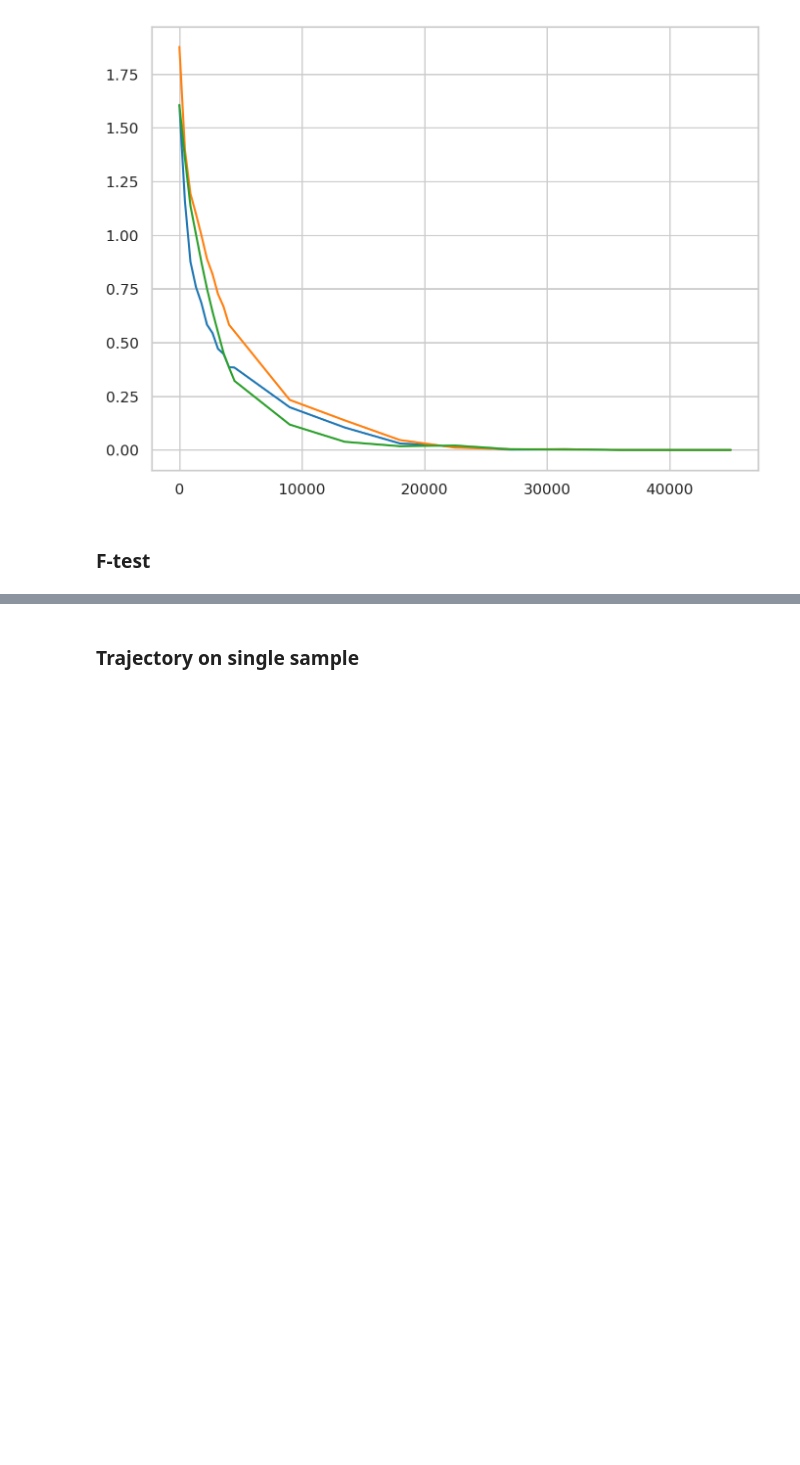
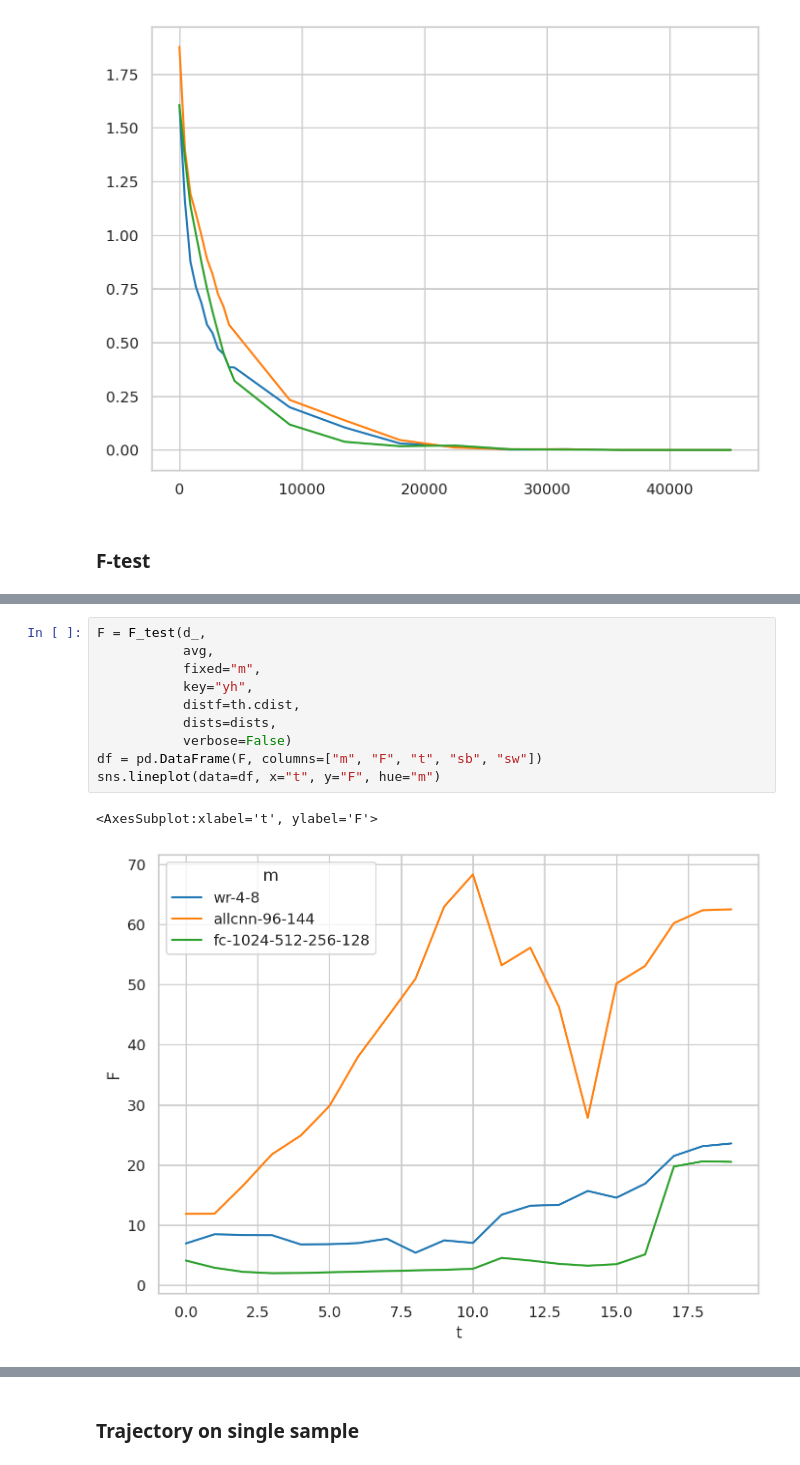
Before and after one commit to grasp-lyrl/low-dimensional-deepnets, a Jupyter notebook: avg_models.ipynb, the cells around one changed output, grey strips where cells are left out. Saved outputs shown, nothing was run; the diff lists cells and outputs as text; blank space fills up the shorter version.

```diff
--- a/avg_models.ipynb
+++ b/avg_models.ipynb
@@ -292,0 +335,13 @@ def F_test(d, avg, fixed='m', key='yh', verbose=False, distf=th.cdist):
+# %%
+F = F_test(d_,
+           avg,
+           fixed="m",
+           key="yh",
+           distf=th.cdist,
+           dists=dists,
+           verbose=False)
+df = pd.DataFrame(F, columns=["m", "F", "t", "sb", "sw"])
+sns.lineplot(data=df, x="t", y="F", hue="m")
+# %% [output]
+<AxesSubplot:xlabel='t', ylabel='F'>
+[figure, added]
```
Also changed, not shown: parts of 21 cells of this notebook.
